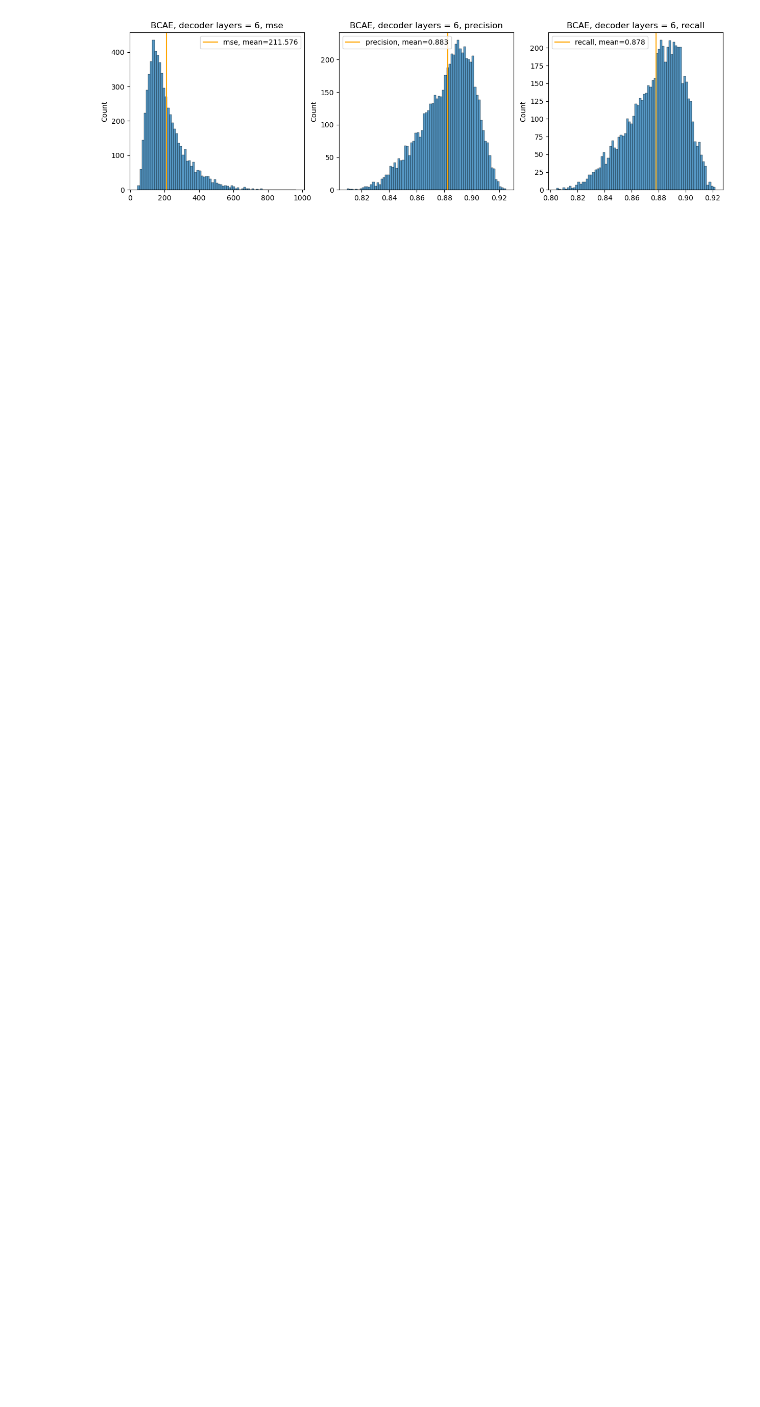
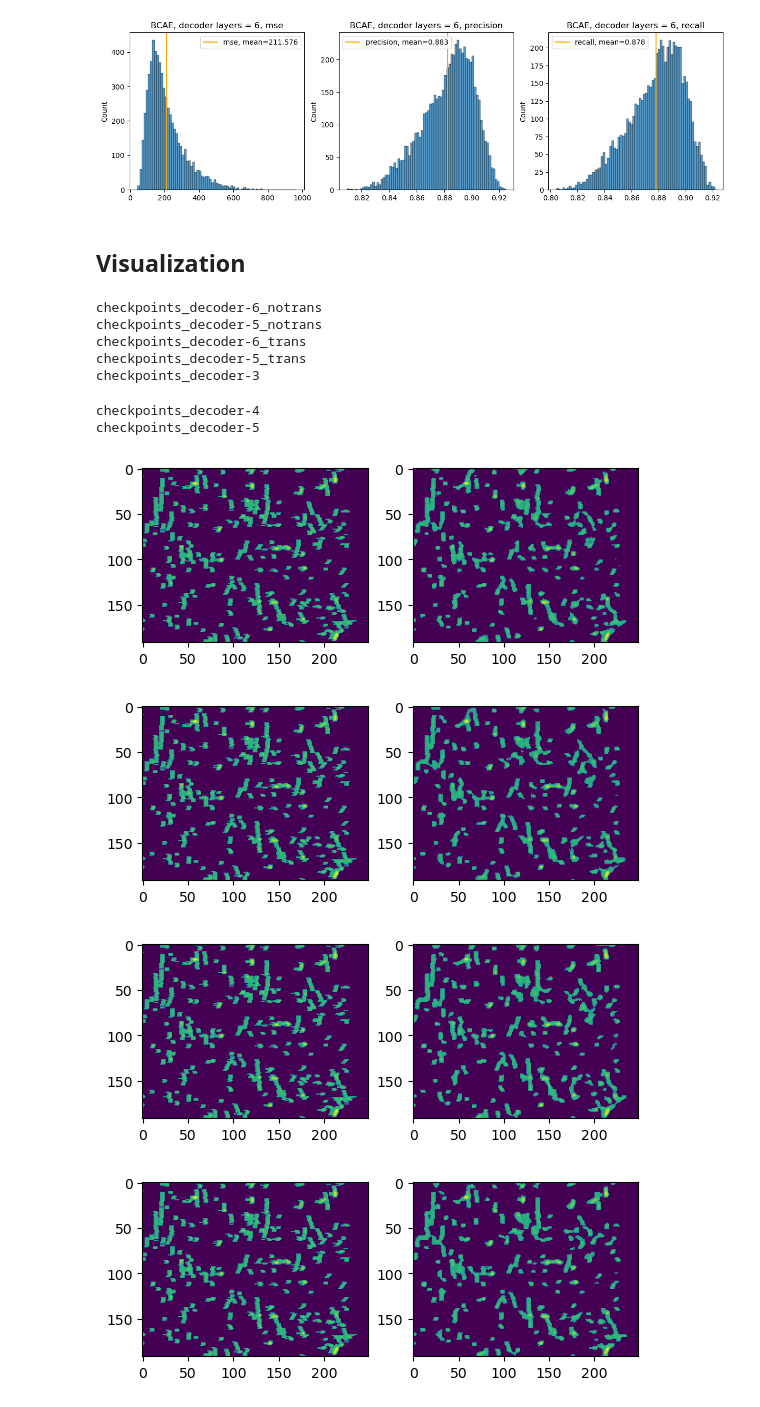
Before and after one commit to pphuangyi/fast_bcae, a Jupyter notebook: notebooks/ae2d_result.ipynb, the cells around one changed output. Saved outputs shown, nothing was run; the diff lists cells and outputs as text; code cells hidden in the pictures; blank space fills up the shorter version.

```diff
--- a/notebooks/ae2d_result.ipynb
+++ b/notebooks/ae2d_result.ipynb
@@ -103,15 +166,17 @@ df.to_csv(checkpoints/'stat_text.csv', index = False)
 # %%
-width, height = 5, 4
-fig, axes = plt.subplots(1, 3, figsize=(3 * width, height))
+# width, height = 5, 4
+# fig, axes = plt.subplots(1, 3, figsize=(3 * width, height))
 
-for col, ax in zip(['mse', 'precision', 'recall'], axes):
-    sns.histplot(df[col].values, ax = ax, bins = 75)
-    mean = df[col].mean()
-    ax.axvline(mean, color='orange', label=f'{col}, mean={mean:.3f}')
-    # ax.set_xlim(0, 700)
-    ax.legend()
-    ax.set_title(f'{ae_type.upper()}, decoder layers = {num_decoder_layers}, {col}')
+# for col, ax in zip(['mse', 'precision', 'recall'], axes):
+#     sns.histplot(df[col].values, ax = ax, bins = 75)
+#     mean = df[col].mean()
+#     ax.axvline(mean, color='orange', label=f'{col}, mean={mean:.3f}')
+#     # ax.set_xlim(0, 700)
+#     ax.legend()
+#     ax.set_title(f'{ae_type.upper()}, decoder layers = {num_decoder_layers}, {col}')
 
-fig.savefig(f'results/{ae_type}_decoder-{num_decoder_layers}.png', dpi = 600, bbox_inches = 'tight', transparent = True)
+# fig.savefig(f'results/{ae_type}_decoder-{num_decoder_layers}.png', dpi = 600, bbox_inches = 'tight', transparent = True)
 # %% [output]
 [figure]
+# %% [markdown]
+## Visualization
@@ -117,0 +185,31 @@ fig.savefig(f'results/{ae_type}_decoder-{num_decoder_layers}.png', dpi = 600, bb
+# %%
+layer = 3
+root = Path('/home/yhuang2/PROJs/rtid/rtid/ae2d/')
+checkpoints = list(root.rglob('checkpoints*'))
+for i, checkpoint in enumerate(checkpoints):
+    model_type = str(checkpoint.parents[0]).split('/')[-1]
+    print(checkpoint.stem)
+    sample_fname = checkpoint/'sample.npz'
+    sample = np.load(sample_fname)
+    raw = sample['raw']
+    rec = sample['rec']
+    raw = np.log2(raw + 1)
+    rec = np.log2(rec + 1)
+    raw_layer = raw[layer]
+    rec_layer = rec[layer]
+
+    fig, axes = plt.subplots(1, 2)
+    axes[0].imshow(raw_layer)
+    axes[1].imshow(rec_layer)
+# %% [output]
+checkpoints_decoder-6_notrans
+checkpoints_decoder-5_notrans
+checkpoints_decoder-6_trans
+checkpoints_decoder-5_trans
+checkpoints_decoder-3
+checkpoints_decoder-4
+checkpoints_decoder-5
+[figure, added]
+[figure, added]
+[figure, added]
+[figure, added]
```
Also changed, not shown: parts of 13 cells of this notebook, 3 other files.
